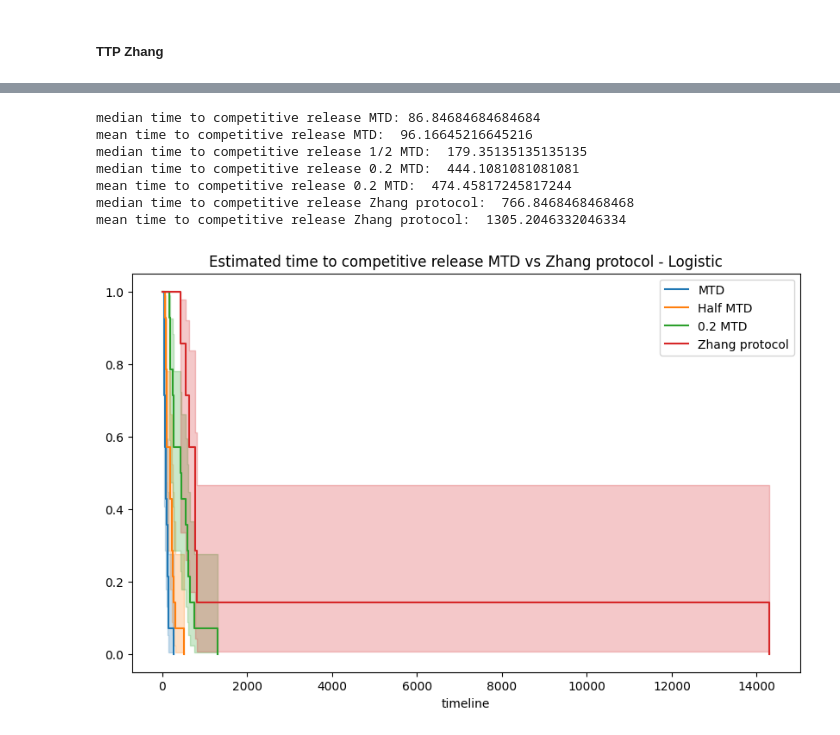
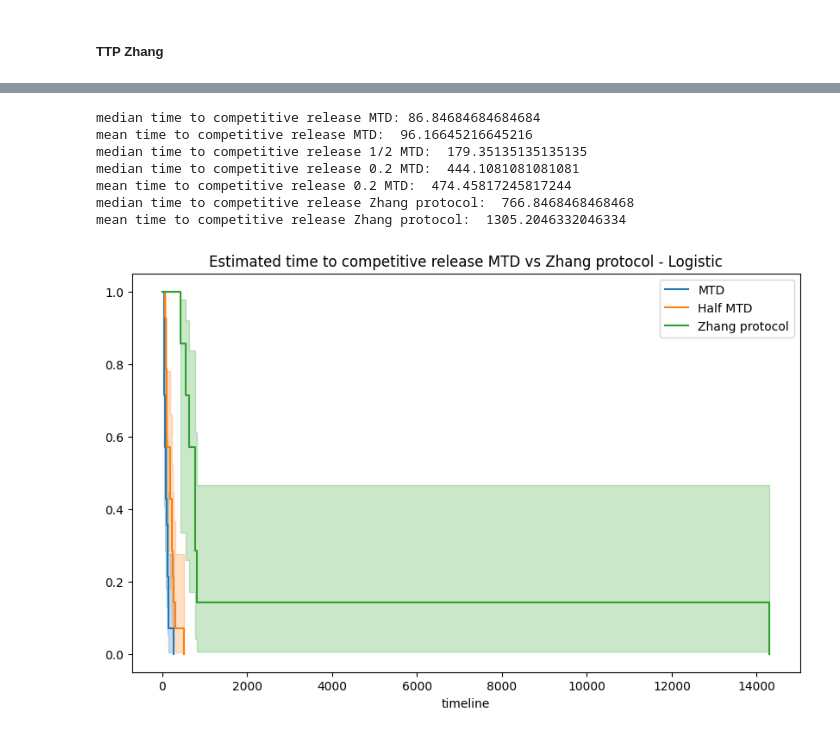
Before and after one commit to hkailas/Erlotinib, a Jupyter notebook: Erlotinib_logistic_free.ipynb, the cells around one changed output, grey strips where cells are left out. Cells and saved outputs as stored; diff of their text form; code cells hidden in the pictures.

```diff
--- a/Erlotinib_logistic_free.ipynb
+++ b/Erlotinib_logistic_free.ipynb
@@ -954,32 +954,32 @@ print("mean time to competitive release MTD: ",np.mean(df_all_progressions["comp
 kmf.fit(df_all_progressions["comp_release_half"], Event2, label='Half MTD')
 ax = kmf.plot_survival_function(ax=ax)
 ax.set_title("Estimated time to competitive release MTD vs 0.5 MTD - Logistic")
 print("median time to competitive release 1/2 MTD: ",kmf.median_survival_time_)
 
 # plot for 0.2 MTD competitive release
 kmf.fit(df_all_progressions["comp_release_02"], Event3, label='0.2 MTD')
-ax = kmf.plot_survival_function(ax=ax)
+#ax = kmf.plot_survival_function(ax=ax)
 ax.set_title("Estimated time to competitive release MTD vs 0.2 MTD - Logistic")
 print("median time to competitive release 0.2 MTD: ",kmf.median_survival_time_)
 print("mean time to competitive release 0.2 MTD: ",np.mean(df_all_progressions["comp_release_02"]))
 
 # plot for Zhang protocol competitive release
 kmf.fit(df_all_progressions["comp_release_zhang"], Event4, label='Zhang protocol')
 ax = kmf.plot_survival_function(ax=ax)
 ax.set_title("Estimated time to competitive release MTD vs Zhang protocol - Logistic")
 print("median time to competitive release Zhang protocol: ",kmf.median_survival_time_)
 print("mean time to competitive release Zhang protocol: ",np.mean(df_all_progressions["comp_release_zhang"]))
 # plot for 0.2 MTD competitive release
 #kmf.fit(df_all_progressions["comp_release 0.2 MTD"], Event3, label='0.2 MTD')
 #ax = kmf.plot_survival_function(ax=ax)
 #print("median time to competitive release 0.2 MTD: ",kmf.median_survival_time_)
 plt.show()
 # %% [output]
 median time to competitive release MTD: 86.84684684684684
 mean time to competitive release MTD:  96.16645216645216
 median time to competitive release 1/2 MTD:  179.35135135135135
 median time to competitive release 0.2 MTD:  444.1081081081081
 mean time to competitive release 0.2 MTD:  474.45817245817244
 median time to competitive release Zhang protocol:  766.8468468468468
 mean time to competitive release Zhang protocol:  1305.2046332046334
-[figure, old version]
+[figure, new version]
```
Also changed, not shown: parts of 2 cells of this notebook.
